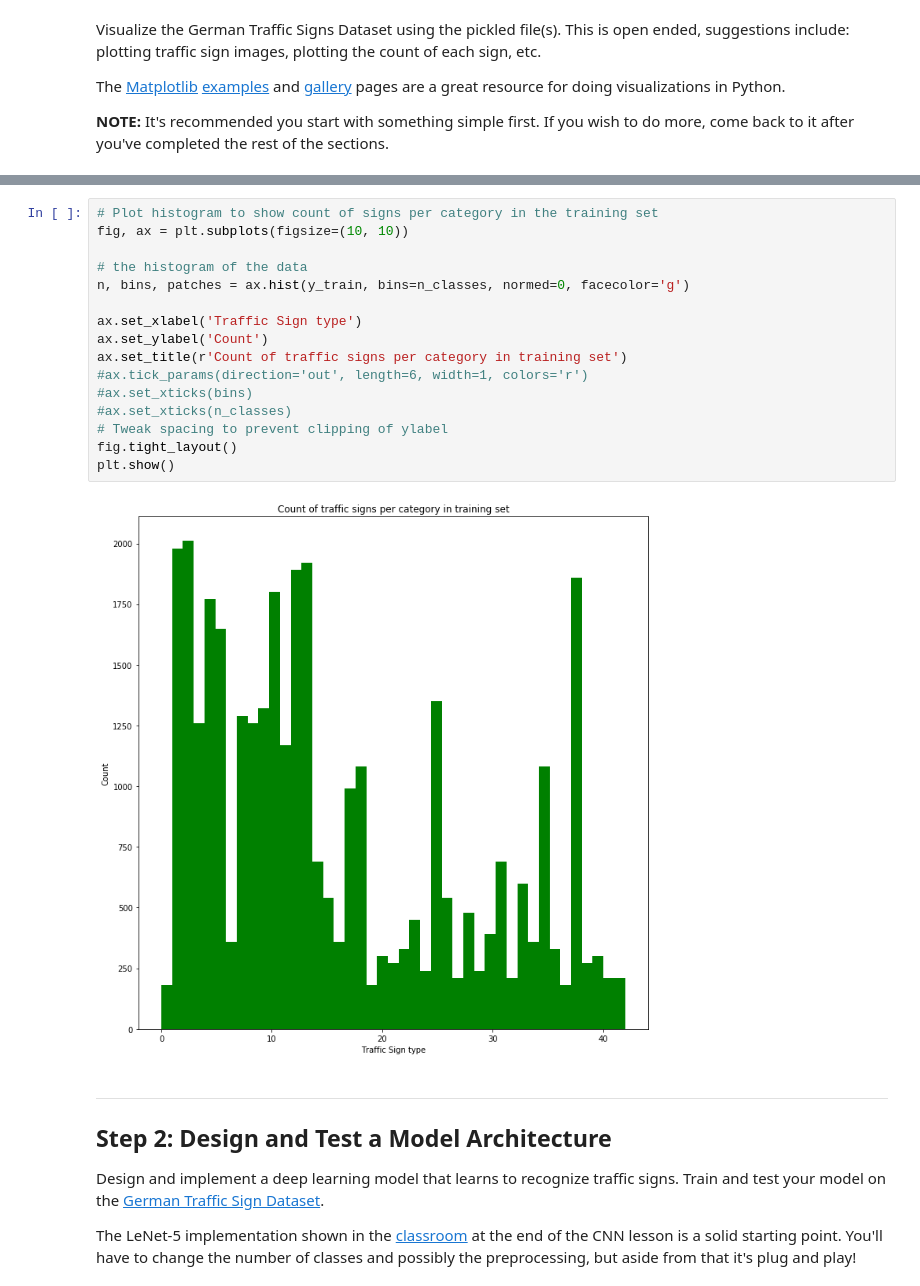
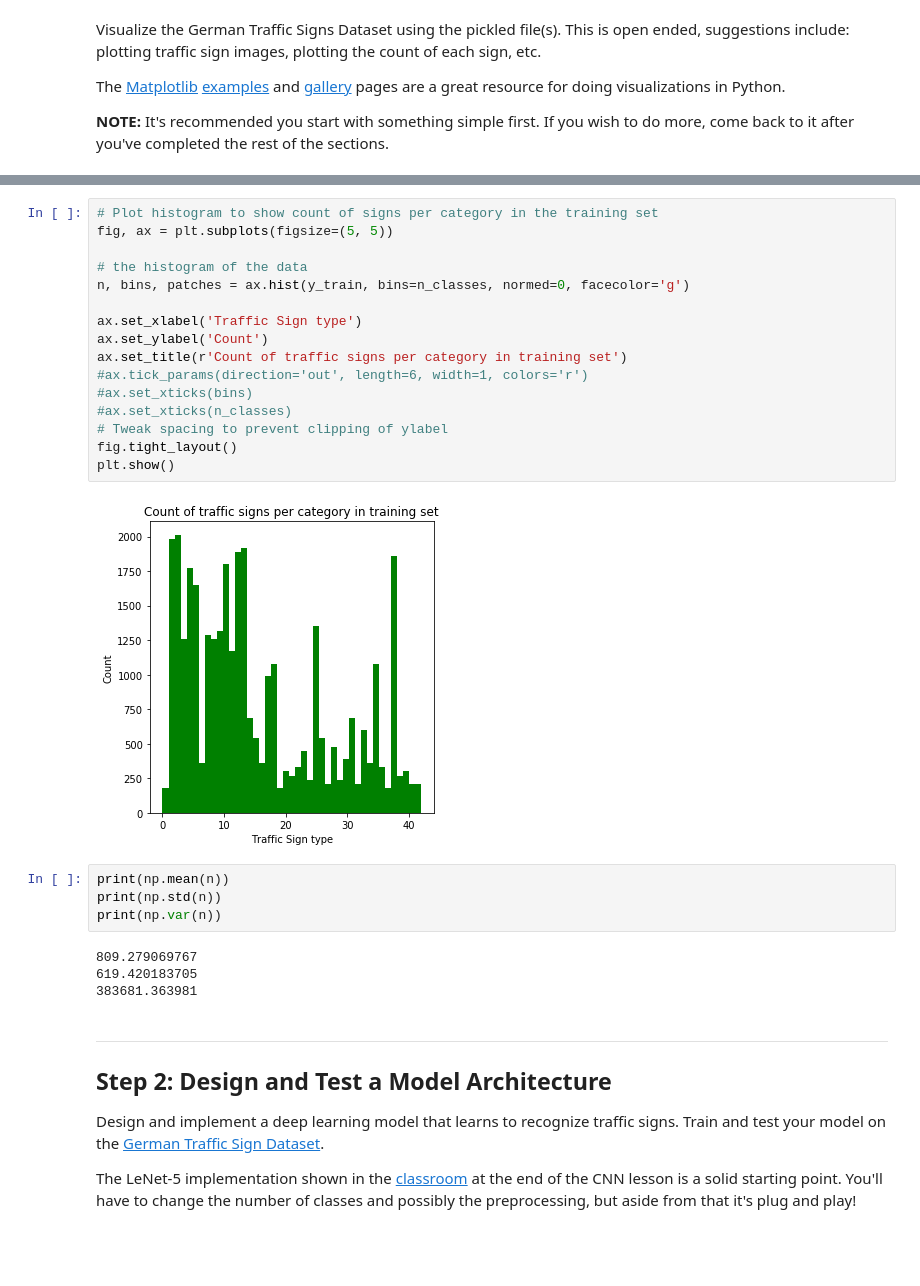
Before and after one commit to umangsa/CarND-Traffic-Sign-classification, a Jupyter notebook: Traffic_Sign_Classifier.ipynb, the cells around one changed output, grey strips where cells are left out. Drawn from its saved outputs; the diff is of its cells as text; blank space fills up the shorter version.

```diff
--- a/Traffic_Sign_Classifier.ipynb
+++ b/Traffic_Sign_Classifier.ipynb
@@ -115,21 +115,29 @@ plt.show()
 # %%
 # Plot histogram to show count of signs per category in the training set
-fig, ax = plt.subplots(figsize=(10, 10))
+fig, ax = plt.subplots(figsize=(5, 5))
 
 # the histogram of the data
 n, bins, patches = ax.hist(y_train, bins=n_classes, normed=0, facecolor='g')
 
 ax.set_xlabel('Traffic Sign type')
 ax.set_ylabel('Count')
 ax.set_title(r'Count of traffic signs per category in training set')
 #ax.tick_params(direction='out', length=6, width=1, colors='r')
 #ax.set_xticks(bins)
 #ax.set_xticks(n_classes)
 # Tweak spacing to prevent clipping of ylabel
 fig.tight_layout()
 plt.show()
 # %% [output]
-[figure, old version]
+[figure, new version]
+# %%
+print(np.mean(n))
+print(np.std(n))
+print(np.var(n))
+# %% [output]
+809.279069767
+619.420183705
+383681.363981
 # %% [markdown]
 ----
 
```
Also changed, not shown: parts of 7 cells of this notebook, 3 other files.
